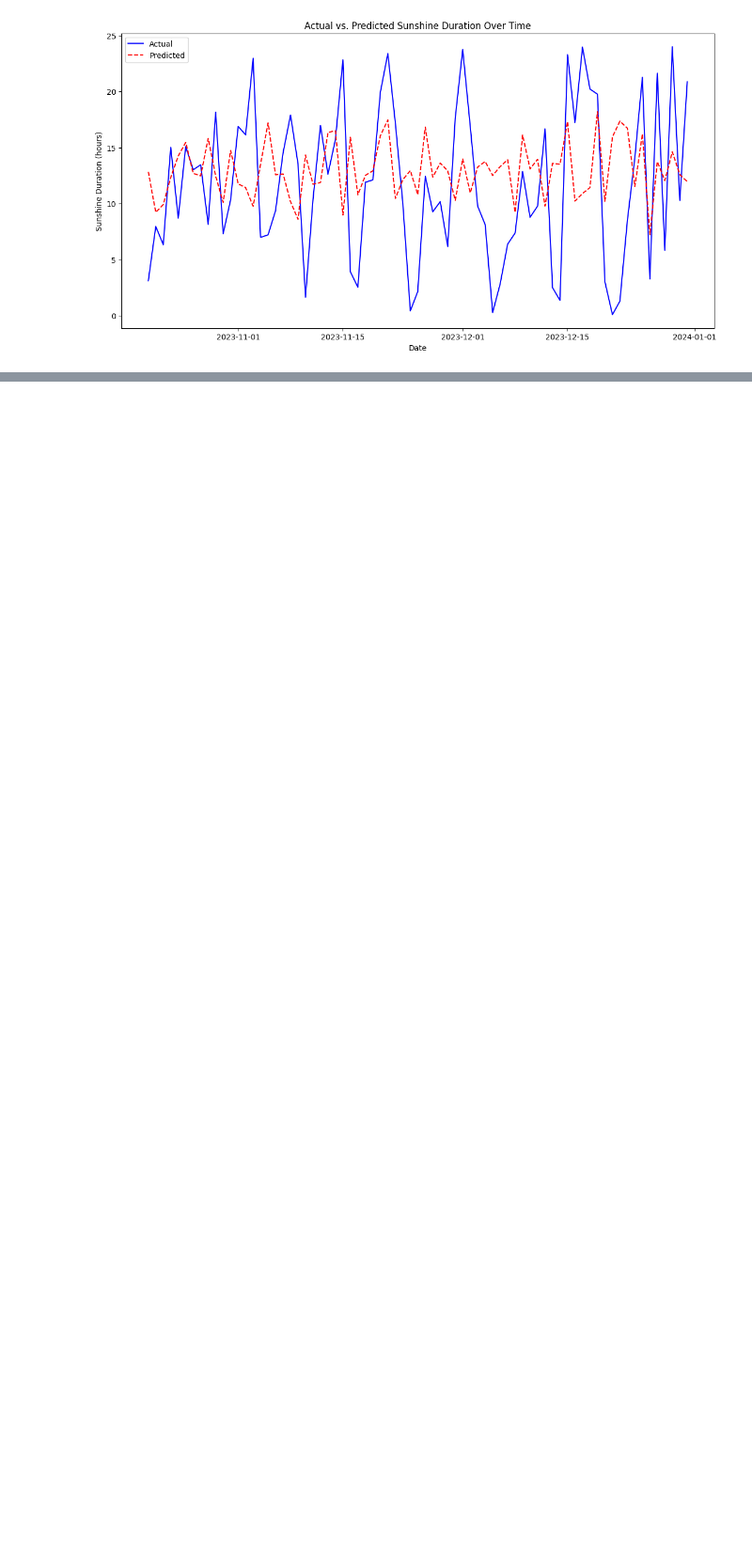
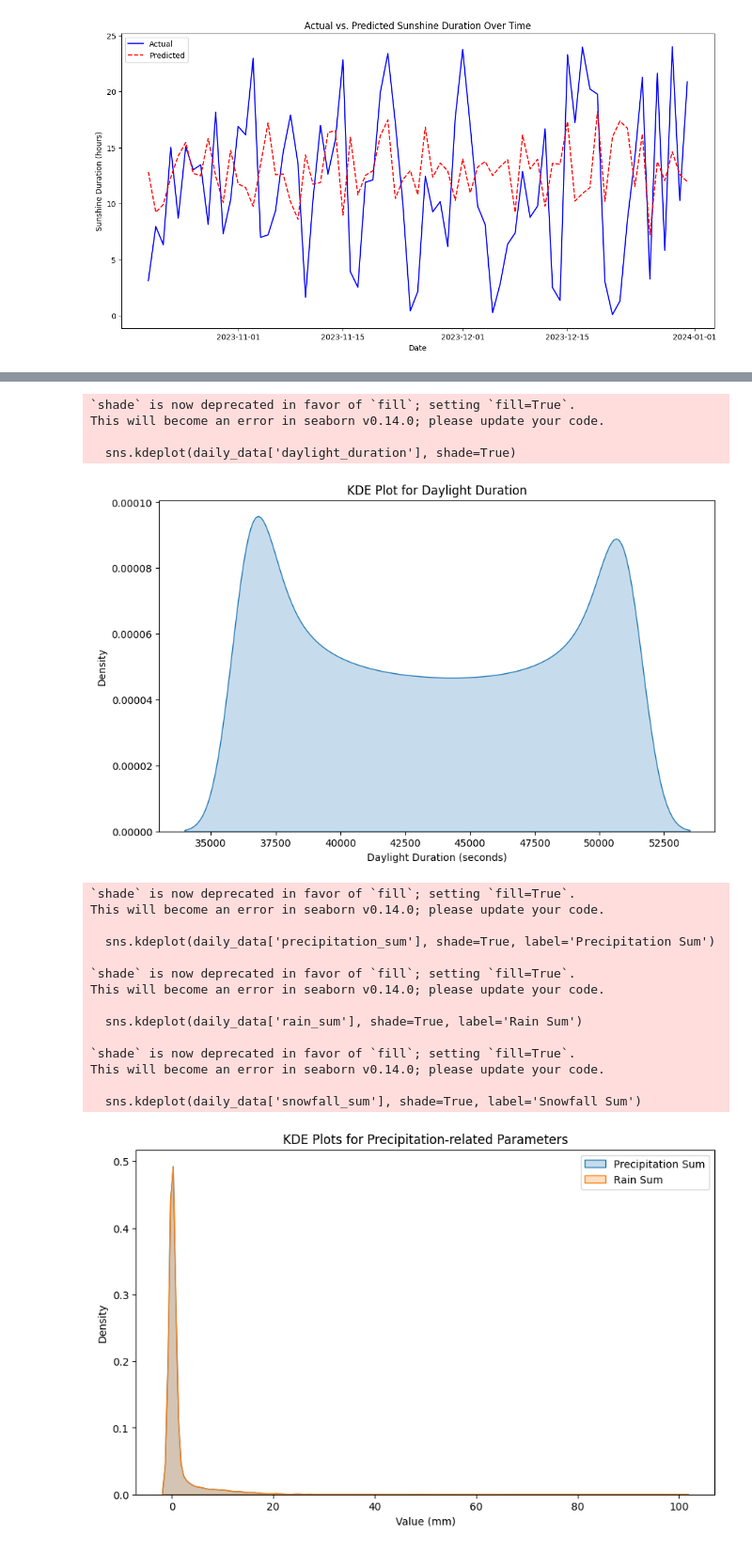
Before and after one commit to samyak-anand/Weather_forecast, a Jupyter notebook: scripts/Weather_analysis_using_mysql.ipynb, the cells around one changed output, grey strips where cells are left out. Shown at 94% size. Saved outputs shown, nothing was run; the diff lists cells and outputs as text; code cells hidden in the pictures; blank space fills up the shorter version.

```diff
--- a/scripts/Weather_analysis_using_mysql.ipynb
+++ b/scripts/Weather_analysis_using_mysql.ipynb
@@ -798,0 +1016,51 @@ plt.show()
+# %%
+import seaborn as sns
+import matplotlib.pyplot as plt
+
+# KDE plot for Daylight Duration
+plt.figure(figsize=(10, 6))
+sns.kdeplot(daily_data['daylight_duration'], shade=True)
+plt.title('KDE Plot for Daylight Duration')
+plt.xlabel('Daylight Duration (seconds)')
+plt.ylabel('Density')
+plt.show()
+
+# KDE plots for Precipitation-related parameters
+plt.figure(figsize=(10, 6))
+sns.kdeplot(daily_data['precipitation_sum'], shade=True, label='Precipitation Sum')
+sns.kdeplot(daily_data['rain_sum'], shade=True, label='Rain Sum')
+sns.kdeplot(daily_data['snowfall_sum'], shade=True, label='Snowfall Sum')
+plt.title('KDE Plots for Precipitation-related Parameters')
+plt.xlabel('Value (mm)')
+plt.ylabel('Density')
+plt.legend()
+plt.show()
+
+# KDE plot for Precipitation Hours
+plt.figure(figsize=(10, 6))
+sns.kdeplot(daily_data['precipitation_hours'], shade=True)
+plt.title('KDE Plot for Precipitation Hours')
+plt.xlabel('Precipitation Hours')
+plt.ylabel('Density')
+plt.show()
+# %% [output]
+`shade` is now deprecated in favor of `fill`; setting `fill=True`.
+This will become an error in seaborn v0.14.0; please update your code.
+
+  sns.kdeplot(daily_data['daylight_duration'], shade=True)
+[figure, added]
+`shade` is now deprecated in favor of `fill`; setting `fill=True`.
+This will become an error in seaborn v0.14.0; please update your code.
+
+  sns.kdeplot(daily_data['precipitation_sum'], shade=True, label='Precipitation Sum')
+
+`shade` is now deprecated in favor of `fill`; setting `fill=True`.
+This will become an error in seaborn v0.14.0; please update your code.
+
+  sns.kdeplot(daily_data['rain_sum'], shade=True, label='Rain Sum')
+
+`shade` is now deprecated in favor of `fill`; setting `fill=True`.
+This will become an error in seaborn v0.14.0; please update your code.
+
+  sns.kdeplot(daily_data['snowfall_sum'], shade=True, label='Snowfall Sum')
+[figure, added]
```
Also changed, not shown: parts of 14 cells of this notebook.
